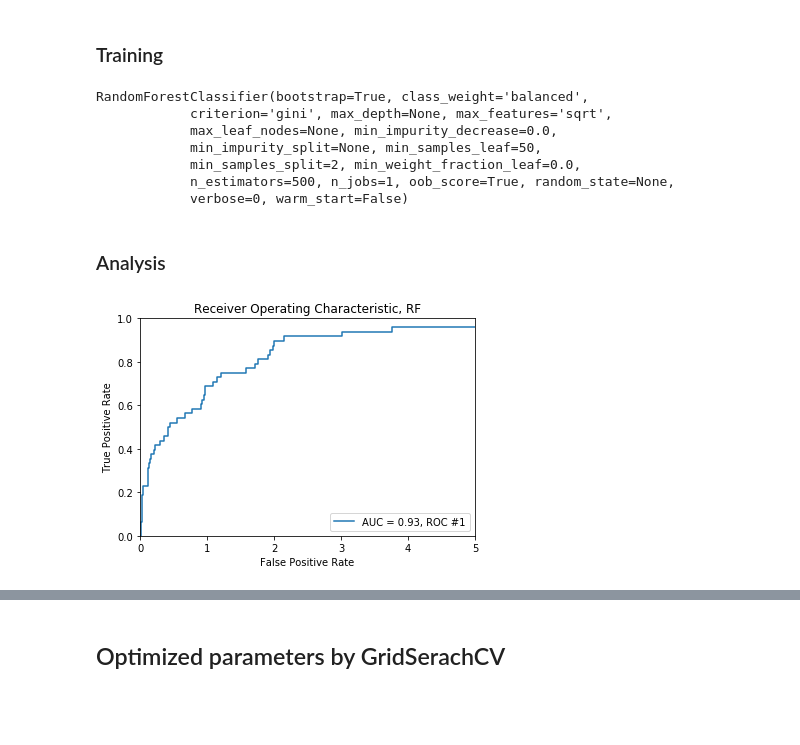
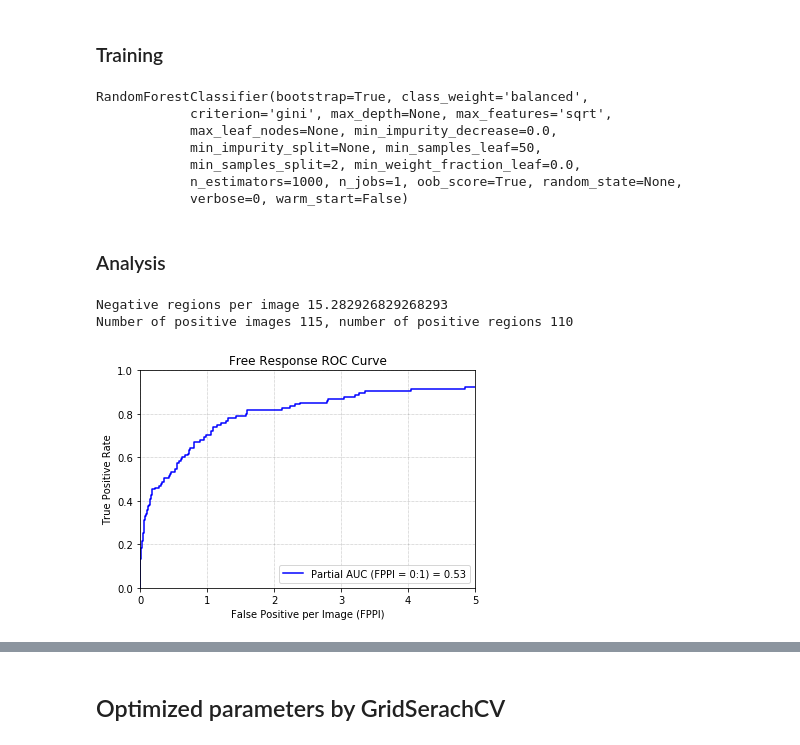
Before and after one commit to OlehKSS/IMMAS, a Jupyter notebook: examples/Random_Forests_ROC.ipynb, the cells around one changed output, grey strips where cells are left out. Saved outputs shown, nothing was run; the diff lists cells and outputs as text; code cells hidden in the pictures; blank space fills up the shorter version.

```diff
--- a/examples/Random_Forests_ROC.ipynb
+++ b/examples/Random_Forests_ROC.ipynb
@@ -66,22 +195,30 @@ print(y_test.shape)
 ### Training
 # %%
 # 85% of masses detected, 85% accuracy, f1_score=20%, mathew_coef=25%
-# Parameter selection by me
-clf_me = RandomForestClassifier(n_estimators=500,
+# Parameter selection by me, fit to the train data set firts
+clf_me_train = RandomForestClassifier(n_estimators=1000,
                              max_features='sqrt',
                              min_samples_leaf=50,
                              class_weight='balanced',
                              oob_score=True)
 
-# Fit the best algorithm to the data.
-clf_me.fit(X_train, y_train)
+clf_me_train.fit(x_train, y_train)
+
+# Now fit to the test data set, classifier the same
+clf_me_test = RandomForestClassifier(n_estimators=1000,
+                             max_features='sqrt',
+                             min_samples_leaf=50,
+                             class_weight='balanced',
+                             oob_score=True)
+
+clf_me_test.fit(x_test, y_test)
 # %% [output]
 RandomForestClassifier(bootstrap=True, class_weight='balanced',
             criterion='gini', max_depth=None, max_features='sqrt',
             max_leaf_nodes=None, min_impurity_decrease=0.0,
             min_impurity_split=None, min_samples_leaf=50,
             min_samples_split=2, min_weight_fraction_leaf=0.0,
-            n_estimators=500, n_jobs=1, oob_score=True, random_state=None,
+            n_estimators=1000, n_jobs=1, oob_score=True, random_state=None,
             verbose=0, warm_start=False)
 # %% [markdown]
 ### Analysis
@@ -91,33 +225,64 @@ pred_me = clf_me.predict(X_test)
+# %%
+prob_me_train = clf_me_train.predict_proba(x_test)
+pred_me_train = clf_me_train.predict(x_test)
+
+prob_me_test = clf_me_test.predict_proba(x_train)
+pred_me_test = clf_me_test.predict(x_train)
+
+prob_me = np.vstack((prob_me_train, prob_me_test))
+pred_me = np.concatenate((pred_me_train, pred_me_test), axis=0)
+
+labels = np.concatenate((y_test, y_train))
 # %%
-# for parameters selected by me
+# Counts to adjust the TPR and to create the False Positive per Image
+_, counts = np.unique(all_labels, return_counts=True)
+num_img = 410
+num_pos_img = 115
+regions = all_labels.shape[0]
+pos_reg = counts[1]
+neg_reg = counts[0]
+neg_reg_per_img = neg_reg / num_img
+
+print(f"Negative regions per image {neg_reg_per_img}")
+print(f"Number of positive images {num_pos_img}, number of positive regions {pos_reg}")
+
 def get_roc(test_labels, out_probs):
 
     if (not isinstance(test_labels, list)) and (not isinstance(test_labels, tuple)):
         test_labels = (test_labels,)
 
     if (not isinstance(out_probs, list)) and (not isinstance(out_probs, tuple)):
         out_probs = (out_probs,)
 
     for i, labels_probs in enumerate(zip(test_labels, out_probs)):
         test_ls, out_prob = labels_probs
         fpr, tpr, _ = roc_curve(test_ls, out_prob[:,1], pos_label=1, drop_intermediate=True)
         roc_auc = auc(fpr, tpr)
 
-        plt.title('Receiver Operating Characteristic, RF')
-        fp = fpr * reg_per_img
-        plt.plot(fp, tpr, label=f'AUC = {roc_auc:.2f}, ROC #{i+1}')
+        fpr = fpr * neg_reg_per_img
+        tpr = tpr * pos_reg / num_pos_img
+
+        # Calculates Partial AUC
+        partial_auc = partial_auc_scorer(fpr, tpr, 1)
+
+#         plt.plot(fpr, tpr, label=f'AUC = {roc_auc:.2f}, ROC #{i+1}')
+        plt.plot(fpr, tpr, 'b',label='Partial AUC (FPPI = 0:1) = %0.2f'% partial_auc)
         plt.legend(loc='lower right')
 
+    plt.title('Free Response ROC Curve')
     plt.xlim([-0,5])
     plt.ylim([-0,1])
     plt.ylabel('True Positive Rate')
-    plt.xlabel('False Positive Rate')
+    plt.xlabel('False Positive per Image (FPPI)')
+    plt.grid(color='k', linestyle='dotted', linewidth=0.5, alpha=0.5)
     plt.show()
 
 
-get_roc(y_test, prob_me)
+get_roc(all_labels, prob_me)
 # %% [output]
+Negative regions per image 15.282926829268293
+Number of positive images 115, number of positive regions 110
-[figure, old version]
+[figure, new version]
 # %%
 # Runs the classifier and outputs the metrics
 def metrics_report(labels, predictions):
```
Also changed, not shown: parts of 14 cells of this notebook, 2 other files.
